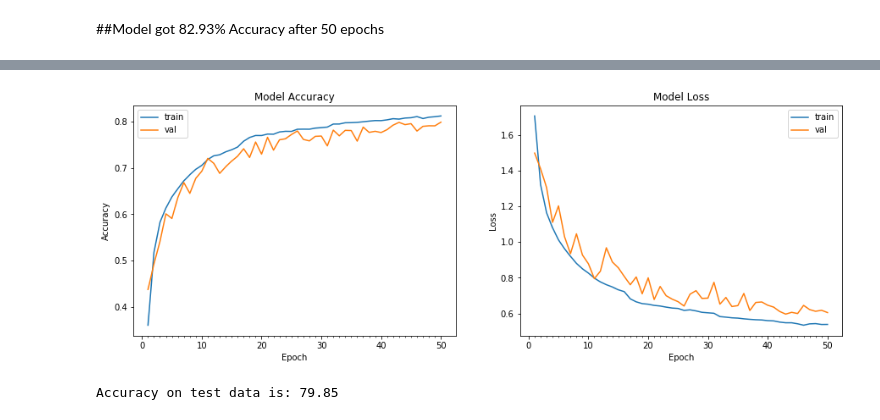
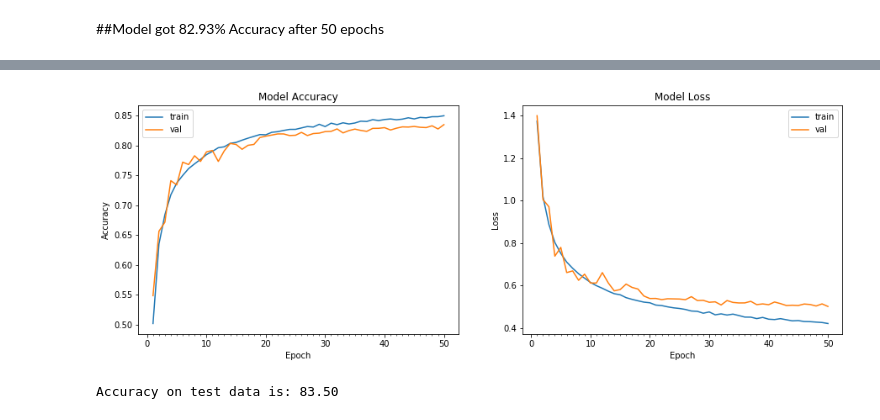
Before and after one commit to Sanyam8055/EIP-4.0-, a Jupyter notebook: Assignment3.ipynb, the cells around one changed output, grey strips where cells are left out. Cells and saved outputs as stored; diff of their text form; code cells hidden in the pictures.

```diff
--- a/Assignment3.ipynb
+++ b/Assignment3.ipynb
@@ -250,26 +233,21 @@ Non-trainable params: 448
 _________________________________________________________________
 # %%
+
 from keras.preprocessing.image import ImageDataGenerator
 
 datagen = ImageDataGenerator(zoom_range=0.0,
-                             horizontal_flip=False)
+                             horizontal_flip=False
+                            )
 from keras.callbacks import LearningRateScheduler
-def lr_custom(epoch):
-  lrate=0.001
-  if epoch>15:
-    lrate=0.0005
-  if epoch>30:
-    lrate=0.0003
-    if epoch>40:
-      lrate=0.0002
-  return lrate
+def scheduler(epoch, lr):
+  return round(0.003 * 1/(1 + 0.319 * epoch), 10)
 
 # train the model
 start = time.time()
 # Train the model
-model_info = model.fit_generator(datagen.flow(train_features, train_labels, batch_size = 64),
+model_info = model.fit_generator(datagen.flow(train_features, train_labels, batch_size = 128),
                                  samples_per_epoch = train_features.shape[0], nb_epoch = 50,
-                                 validation_data = (test_features, test_labels), verbose=1, callbacks=[LearningRateScheduler(lr_custom)])
+                                 validation_data = (test_features, test_labels), verbose=1, callbacks=[LearningRateScheduler(scheduler)])
 
 end = time.time()
 print ("Model took %0.2f seconds to train"%(end - start))
@@ -298,2 +276,2 @@ Model took 1806.91 seconds to train
-[figure, old version]
+[figure, new version]
-Accuracy on test data is: 79.85
+Accuracy on test data is: 83.50
```
Also changed, not shown: parts of 4 cells of this notebook.
